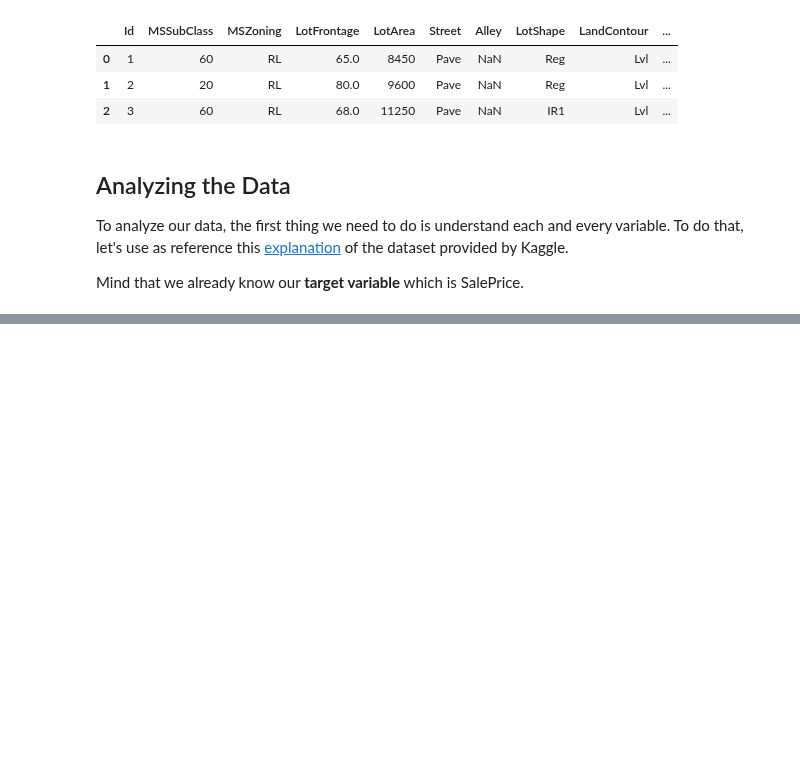
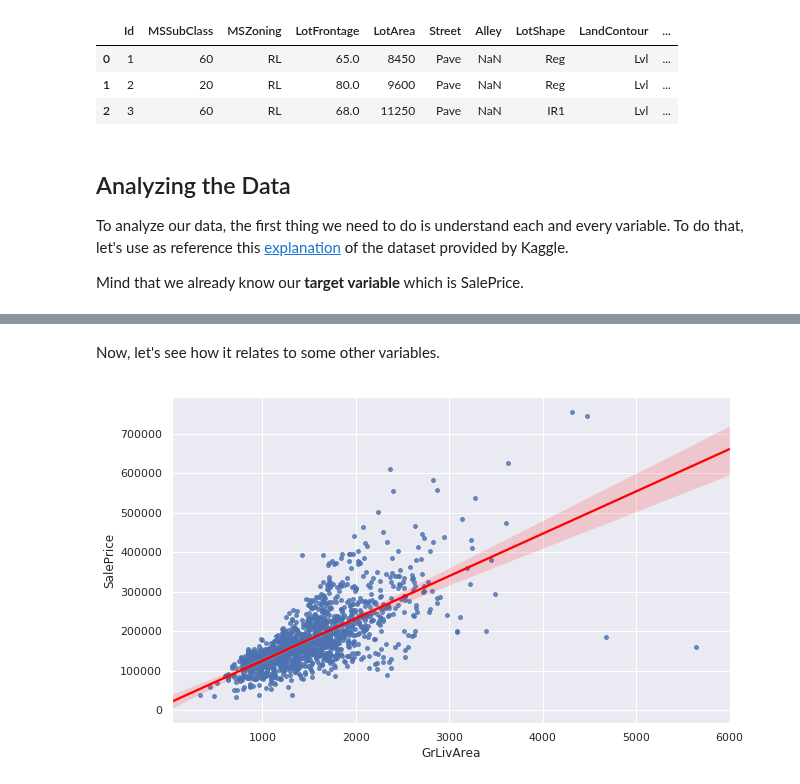
Before and after one commit to rafaelnduarte/Kaggle_House_Prices, a Jupyter notebook: Kaggle_House_Price_Prediction.ipynb, the cells around one changed output, grey strips where cells are left out. Drawn from its saved outputs; the diff is of its cells as text; code cells hidden in the pictures; blank space fills up the shorter version.

```diff
--- a/Kaggle_House_Price_Prediction.ipynb
+++ b/Kaggle_House_Price_Prediction.ipynb
@@ -594,0 +692,11 @@ Mind that we already know our **target variable** which is SalePrice.
+# %% [markdown]
+Now, let's see how it relates to some other variables.
+# %%
+# scatter plot and linear regression
+fig, ax = plt.subplots(figsize=(10,6))
+
+ax.set_xlim(left=30,right=6000)
+sns.regplot('GrLivArea', 'SalePrice', scatter_kws={"s": 15},
+            line_kws={"color": "red"}, data=train, ax=ax);
+# %% [output]
+[figure, added]
```
Also changed, not shown: parts of 14 cells of this notebook.
